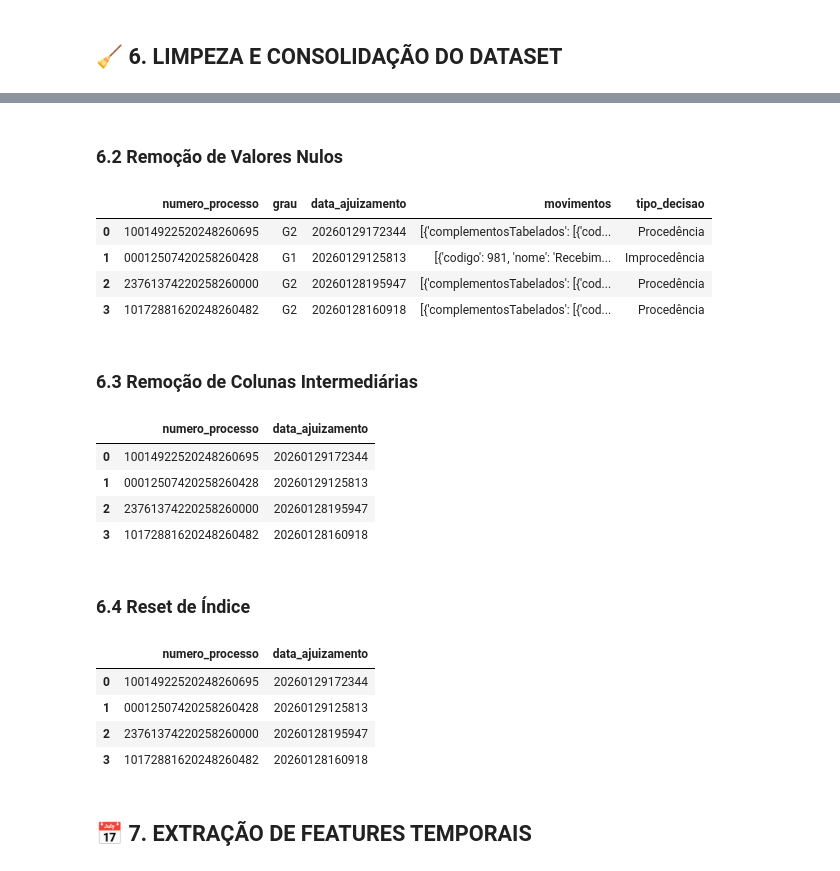
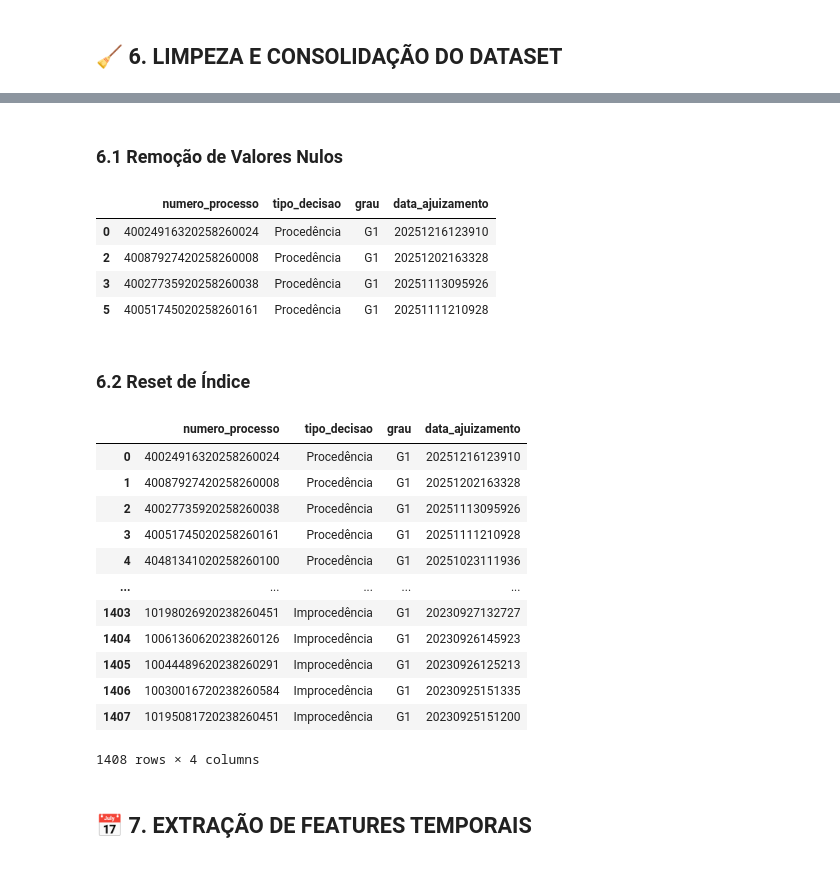
Before and after one commit to wChrstphr/juridical-sentiment-analysis, a Jupyter notebook: tjsp/Notebook_1_Coleta.ipynb, the cells around one changed output, grey strips where cells are left out. Saved outputs shown, nothing was run; the diff lists cells and outputs as text; code cells hidden in the pictures.

```diff
--- a/tjsp/Notebook_1_Coleta.ipynb
+++ b/tjsp/Notebook_1_Coleta.ipynb
@@ -214,14 +217,10 @@ df_decisoes.head(10)
 # Separar decisões por tipo
 df_procedencia = df_decisoes[df_decisoes['tipo_decisao'] == 'Procedência'].copy()
 df_improcedencia = df_decisoes[df_decisoes['tipo_decisao'] == 'Improcedência'].copy()
-df_improcedencia_contraposto = df_decisoes[df_decisoes['tipo_decisao'] == 'Improcedência do pedido e improcedência do pedido contraposto'].copy()
-df_procedencia_contraposto = df_decisoes[df_decisoes['tipo_decisao'] == 'Procedência do pedido e procedência do pedido contraposto'].copy()
 
 df_decisoes_completo = pd.concat([
     df_procedencia,
     df_improcedencia,
-    df_improcedencia_contraposto,
-    df_procedencia_contraposto
 ])
 
 print(f"\n=== TODOS OS REGISTROS COM DECISÃO ===")
@@ -229,10 +228,10 @@ print(f"Total de registros: {len(df_decisoes_completo)}")
 print(f"\nDistribuição por tipo:")
 print(f"  - Procedência: {len(df_procedencia)}")
 print(f"  - Improcedência: {len(df_improcedencia)}")
-print(f"  - Improcedência (contraposto): {len(df_improcedencia_contraposto)}")
-print(f"  - Procedência (contraposto): {len(df_procedencia_contraposto)}")
 
-df_decisoes_completo
+df = df_decisoes_completo
+
+df
 # %% [output]
 === TODOS OS REGISTROS COM DECISÃO ===
 Total de registros: 1408
@@ -263,3 +256,0 @@ Distribuição por tipo:
-# %%
-df['tipo_decisao'] = df_decisoes_completo['tipo_decisao']
-display(df.head(4))
@@ -272,39 +257,35 @@ display(df.head(4))
 # %% [markdown]
-### 6.2 Remoção de Valores Nulos
+### 6.1 Remoção de Valores Nulos
 # %%
 # Removendo registros NaN
-df = df.dropna(subset=['tipo_decisao'])
+df = df.dropna()
 display(df.head(4))
 # %% [output]
-|  | numero_processo | grau | data_ajuizamento | movimentos | tipo_decisao |
-| 0 | 10014922520248260695 | G2 | 20260129172344 | [{'complementosTabelados': [{'cod... | Procedência |
-| 1 | 00012507420258260428 | G1 | 20260129125813 | [{'codigo': 981, 'nome': 'Recebim... | Improcedência |
-| 2 | 23761374220258260000 | G2 | 20260128195947 | [{'complementosTabelados': [{'cod... | Procedência |
-| 3 | 10172881620248260482 | G2 | 20260128160918 | [{'complementosTabelados': [{'cod... | Procedência |
+|  | numero_processo | tipo_decisao | grau | data_ajuizamento |
+| 0 | 40024916320258260024 | Procedência | G1 | 20251216123910 |
+| 2 | 40087927420258260008 | Procedência | G1 | 20251202163328 |
+| 3 | 40027735920258260038 | Procedência | G1 | 20251113095926 |
+| 5 | 40051745020258260161 | Procedência | G1 | 20251111210928 |
-# %% [markdown]
-### 6.3 Remoção de Colunas Intermediárias
-# %%
-# Removendo colunas intermediárias
-df = df.drop(columns=['grau', 'movimentos', 'tipo_decisao'])
-display(df.head(4))
-# %% [output]
-|  | numero_processo | data_ajuizamento |
-| 0 | 10014922520248260695 | 20260129172344 |
-| 1 | 00012507420258260428 | 20260129125813 |
-| 2 | 23761374220258260000 | 20260128195947 |
-| 3 | 10172881620248260482 | 20260128160918 |
 # %% [markdown]
-### 6.4 Reset de Índice
+### 6.2 Reset de Índice
 # %%
 # Resetando index para manter organização do dataframe
 df = df.reset_index(drop=True)
-display(df.head(4))
+df
 # %% [output]
-|  | numero_processo | data_ajuizamento |
-| 0 | 10014922520248260695 | 20260129172344 |
-| 1 | 00012507420258260428 | 20260129125813 |
-| 2 | 23761374220258260000 | 20260128195947 |
-| 3 | 10172881620248260482 | 20260128160918 |
+|  | numero_processo | tipo_decisao | grau | data_ajuizamento |
+| 0 | 40024916320258260024 | Procedência | G1 | 20251216123910 |
+| 1 | 40087927420258260008 | Procedência | G1 | 20251202163328 |
+| 2 | 40027735920258260038 | Procedência | G1 | 20251113095926 |
+| 3 | 40051745020258260161 | Procedência | G1 | 20251111210928 |
+| 4 | 40481341020258260100 | Procedência | G1 | 20251023111936 |
+| ... | ... | ... | ... | ... |
+| 1403 | 10198026920238260451 | Improcedência | G1 | 20230927132727 |
+| 1404 | 10061360620238260126 | Improcedência | G1 | 20230926145923 |
+| 1405 | 10044489620238260291 | Improcedência | G1 | 20230926125213 |
+| 1406 | 10030016720238260584 | Improcedência | G1 | 20230925151335 |
+| 1407 | 10195081720238260451 | Improcedência | G1 | 20230925151200 |
+1408 rows × 4 columns
 # %% [markdown]
 ## 📅 7. EXTRAÇÃO DE FEATURES TEMPORAIS
 # %% [markdown]
```
Also changed, not shown: parts of 8 cells of this notebook.
